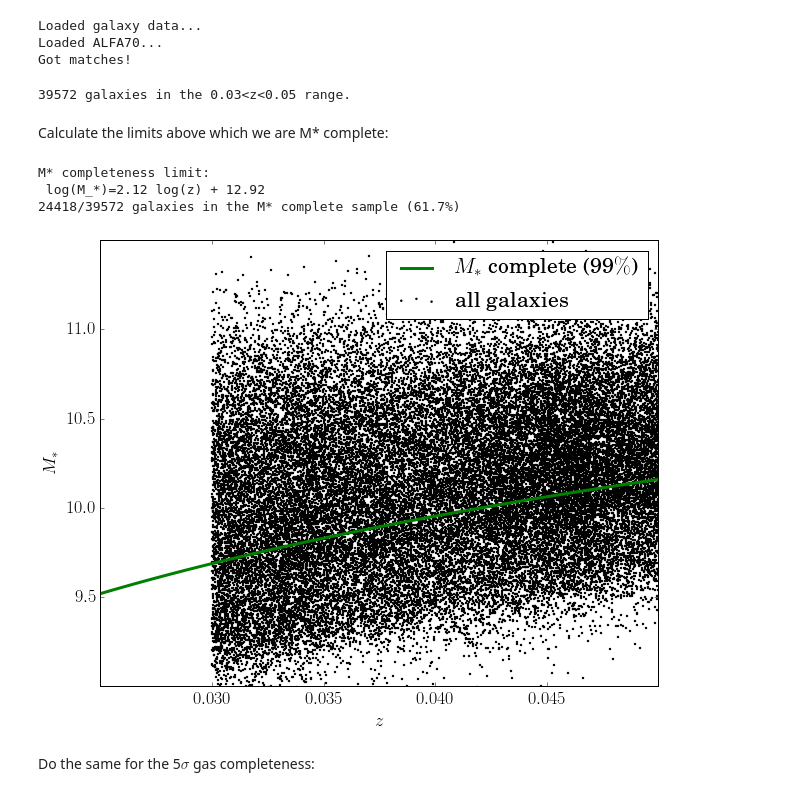
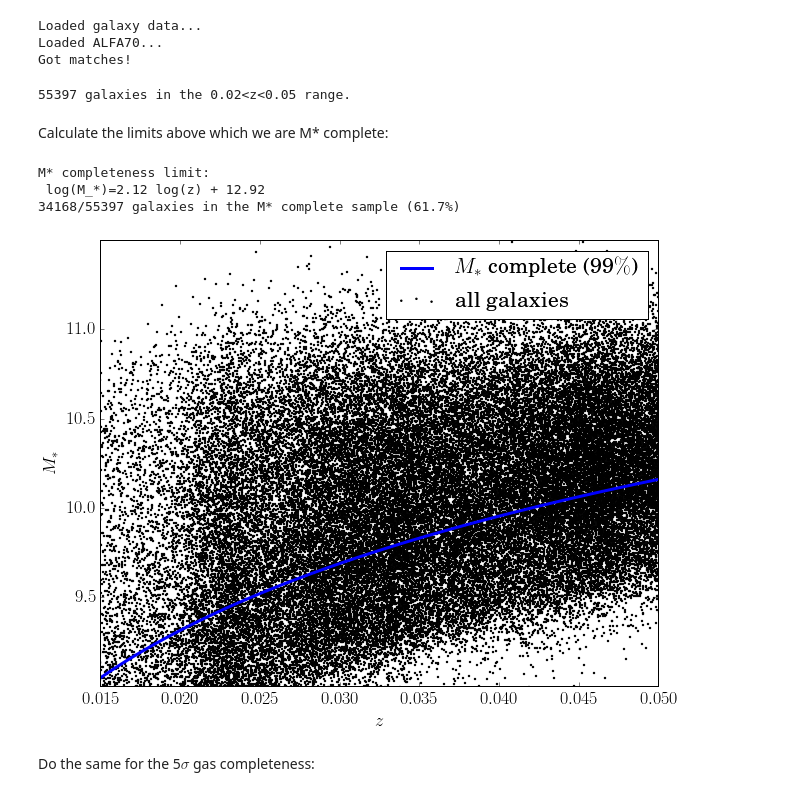
Before and after one commit to RossHart/Gas-SF, a Jupyter notebook: Gas/alfa70/vmax_method.ipynb, the cells around one changed output. Saved outputs shown, nothing was run; the diff lists cells and outputs as text; code cells hidden in the pictures.

```diff
--- a/Gas/alfa70/vmax_method.ipynb
+++ b/Gas/alfa70/vmax_method.ipynb
@@ -39,7 +39,7 @@ questions = make_dictionaries.questions
 # %% [markdown]
 Load all of the required data:
 # %%
-sample = Table.read('../fits/full_sample_debiased.fits')
+sample = Table.read('../fits/full_sample_debiased_w_low_z.fits')
 print('Loaded galaxy data...')
 a70 = Table.read('../fits/ALFALFA/a70.csv')
 print('Loaded ALFA70...')
@@ -58,11 +58,11 @@ for c in ['HIra','HIdec','dist','loghimass','detcode']:
     column[has_gas] = matched_gas[c].data
     sample[c] = column
 
-in_redshift = sample['REDSHIFT_1'] <= 0.05
+in_redshift = (sample['REDSHIFT_1'] <= 0.05) & (sample['REDSHIFT_1'] >= 0.02)
 
-print('{} galaxies in the 0.03<z<0.05 range.'.format(np.sum(in_redshift)))
+print('{} galaxies in the 0.02<z<0.05 range.'.format(np.sum(in_redshift)))
 # %% [output]
-39572 galaxies in the 0.03<z<0.05 range.
+55397 galaxies in the 0.02<z<0.05 range.
 # %% [markdown]
 Calculate the limits above which we are M* complete:
 # %%
@@ -133,35 +133,35 @@ def get_volume_and_mass_limits(z_values,full_data,z_min=0.03):
 # %%
 from scipy.optimize import curve_fit
 
 def log_fun(x,m,c):
     return m*np.log10(x) + c
 
 z_values = np.linspace(0.031,0.05,100)
 masses = get_volume_and_mass_limits(z_values,sample)
 
 _ = plt.scatter(sample['REDSHIFT_1'],sample['LOGMSTAR_BALDRY06']
                 ,s=2,color='k',label='all galaxies')
 
 p_mass,_ = curve_fit(log_fun,z_values,masses)
-x_guide = np.linspace(0.02,0.1,100)
-_ = plt.plot(x_guide,log_fun(x_guide,*p_mass),'g-',lw=3,label='$M_*$ complete (99$\%$)')
+x_guide = np.linspace(0.01,0.1,100)
+_ = plt.plot(x_guide,log_fun(x_guide,*p_mass),'b-',lw=3,label='$M_*$ complete (99$\%$)')
 plt.xlabel('$z$')
 plt.ylabel('$M_*$')
 
 print('M* completeness limit: \n log(M_*)={} log(z) + {}'.format(np.round(p_mass[0],decimals=2),
                                                                    np.round(p_mass[1],decimals=2)))
 
-plt.axis([0.025,0.05,9,11.5])
+plt.axis([0.015,0.05,9,11.5])
 _ = plt.legend()
 
 in_mass = sample['LOGMSTAR_BALDRY06'] >= log_fun(sample['REDSHIFT_1'],*p_mass)
 print('{}/{} galaxies in the M* complete sample ({}%)'.format(np.sum(in_mass[in_redshift]),len(in_mass[in_redshift])
                                                               ,np.round(100*np.sum(in_mass[in_redshift])/len(in_mass[in_redshift]),decimals=1)))
 # %% [output]
 M* completeness limit:
  log(M_*)=2.12 log(z) + 12.92
-24418/39572 galaxies in the M* complete sample (61.7%)
+34168/55397 galaxies in the M* complete sample (61.7%)
-[figure, old version]
+[figure, new version]
 # %% [markdown]
 Do the same for the 5$\sigma$ gas completeness:
 # %%
```
Also changed, not shown: parts of 10 cells of this notebook, 2 other files.
